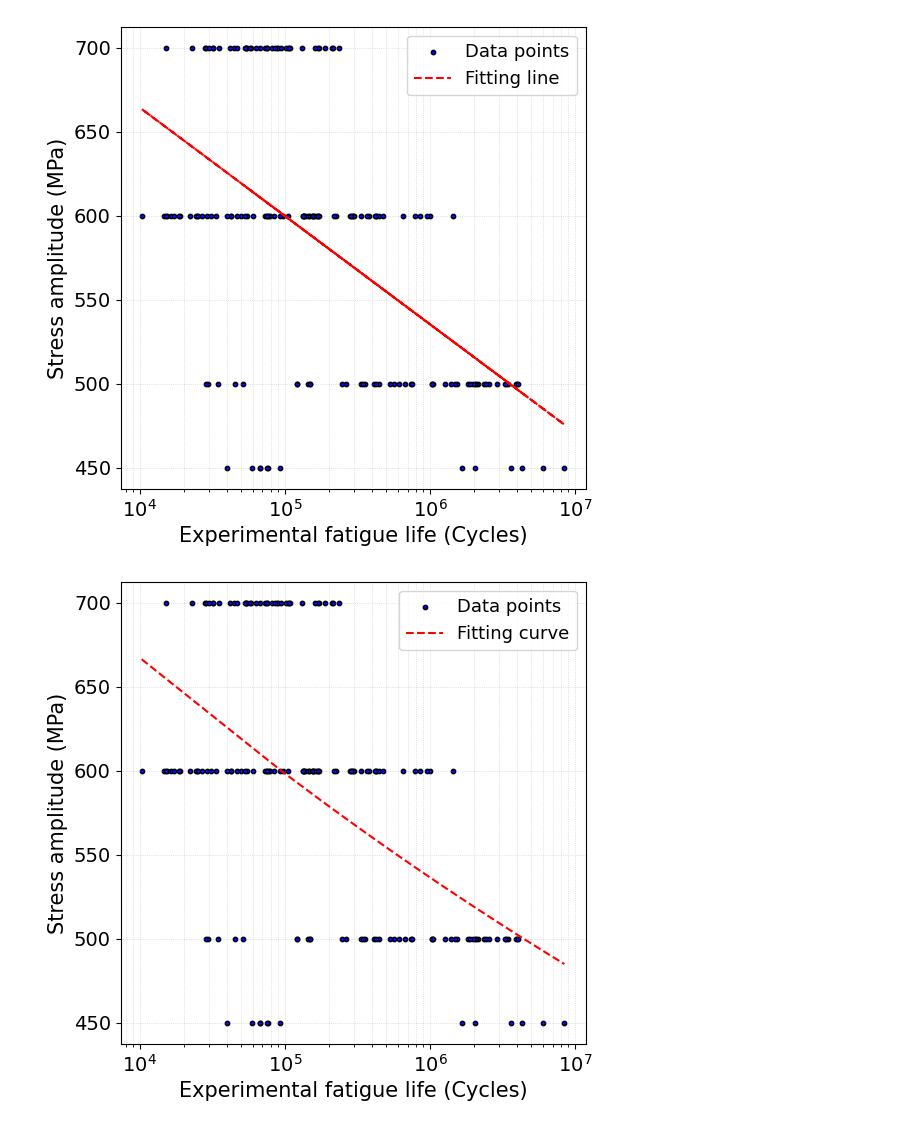
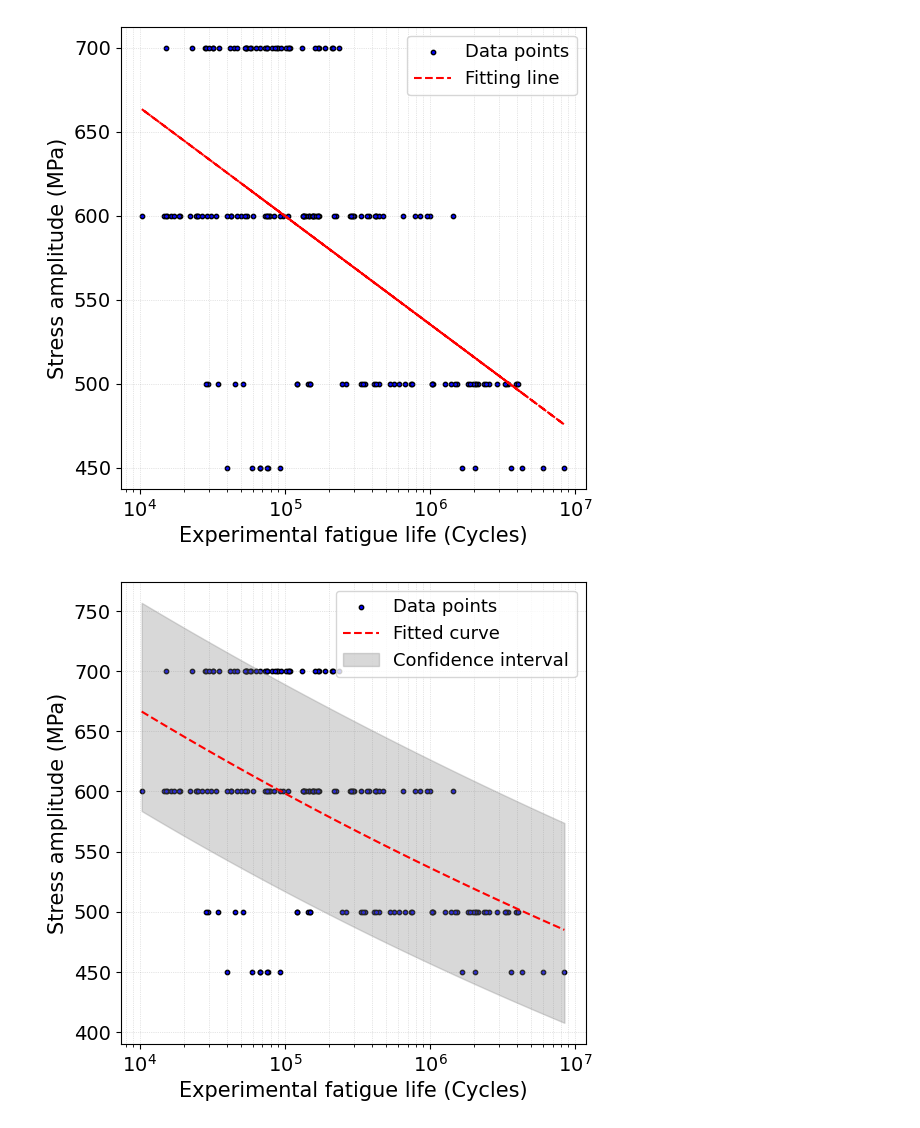
Before and after one commit to Anyi01/Project-VAL-modeling, a Jupyter notebook: SN curve.ipynb, the cells around one changed output. Saved outputs shown, nothing was run; the diff lists cells and outputs as text; code cells hidden in the pictures.

Commit message:
Update SN curve

```diff
--- a/SN curve.ipynb
+++ b/SN curve.ipynb
@@ -75,38 +75,56 @@ num_cycles = data['Cycles to Failure']
 def power_law(x, a, b):
     return a * np.power(x, b)
 
-# Fit the power law to the data
-params, params_covariance = curve_fit(power_law, num_cycles, stress_levels)
+# Fit the model to data
+p_opt, p_cov = curve_fit(power_law, num_cycles, stress_levels)
+
+# Extract the fit parameters and their standard errors
+a_opt, b_opt = p_opt
+perr = np.sqrt(np.diag(p_cov))  # Standard errors of the fit parameters
+
+# Generate x values for the fit
+x_fit = np.logspace(np.log10(min(num_cycles)), np.log10(max(num_cycles)), 100)
+y_fit = power_law(x_fit, a_opt, b_opt)
+
+# Compute the error bounds (assuming symmetric confidence intervals)
+y_upper = power_law(x_fit, a_opt + perr[0], b_opt + perr[1])
+y_lower = power_law(x_fit, a_opt - perr[0], b_opt - perr[1])
+
+
 
 # Create a figure for the plot
 fig = plt.figure(figsize=(6, 6))
 
 # Scatter plot for the S-N curve
 plt.scatter(num_cycles, stress_levels, s=10, color='blue', edgecolor='black', label='Data points')
+
+
+# Plot the fitted line
+plt.plot(x_fit, y_fit, 'r--', label='Fitted curve')
+
+# Plot the error bounds
+plt.fill_between(x_fit, y_lower, y_upper, color='gray', alpha=0.3, label='Confidence interval')
+
 
 # Set axis labels
 plt.ylabel('Stress amplitude (MPa)', fontsize=15)
 plt.xlabel('Experimental fatigue life (Cycles)', fontsize=15)
 
 # Set logarithmic scale for the x-axis
 plt.xscale('log')
 
 # Customize grid with more transparency
 plt.grid(True, which='both', linestyle=':', linewidth=0.5, color='gray', alpha=0.4)  # Set grid transparency
 
 # Customize tick labels
 plt.tick_params(axis='both', which='major', labelsize=14)
 plt.tick_params(axis='both', which='minor', labelsize=14)
 
-# Plot the power-law fitting curve with red dotted style
-x_fit = np.linspace(min(num_cycles), max(num_cycles), 100)
-y_fit = power_law(x_fit, params[0], params[1])
-plt.plot(x_fit, y_fit, 'r--', label='Fitting curve')
 
 # Add legend
 plt.legend(loc='best', fontsize=13)
 
 # Show the plot
 plt.show()
 # %% [output]
-[figure, old version]
+[figure, new version]
```
Also changed, not shown: parts of 2 cells of this notebook.
